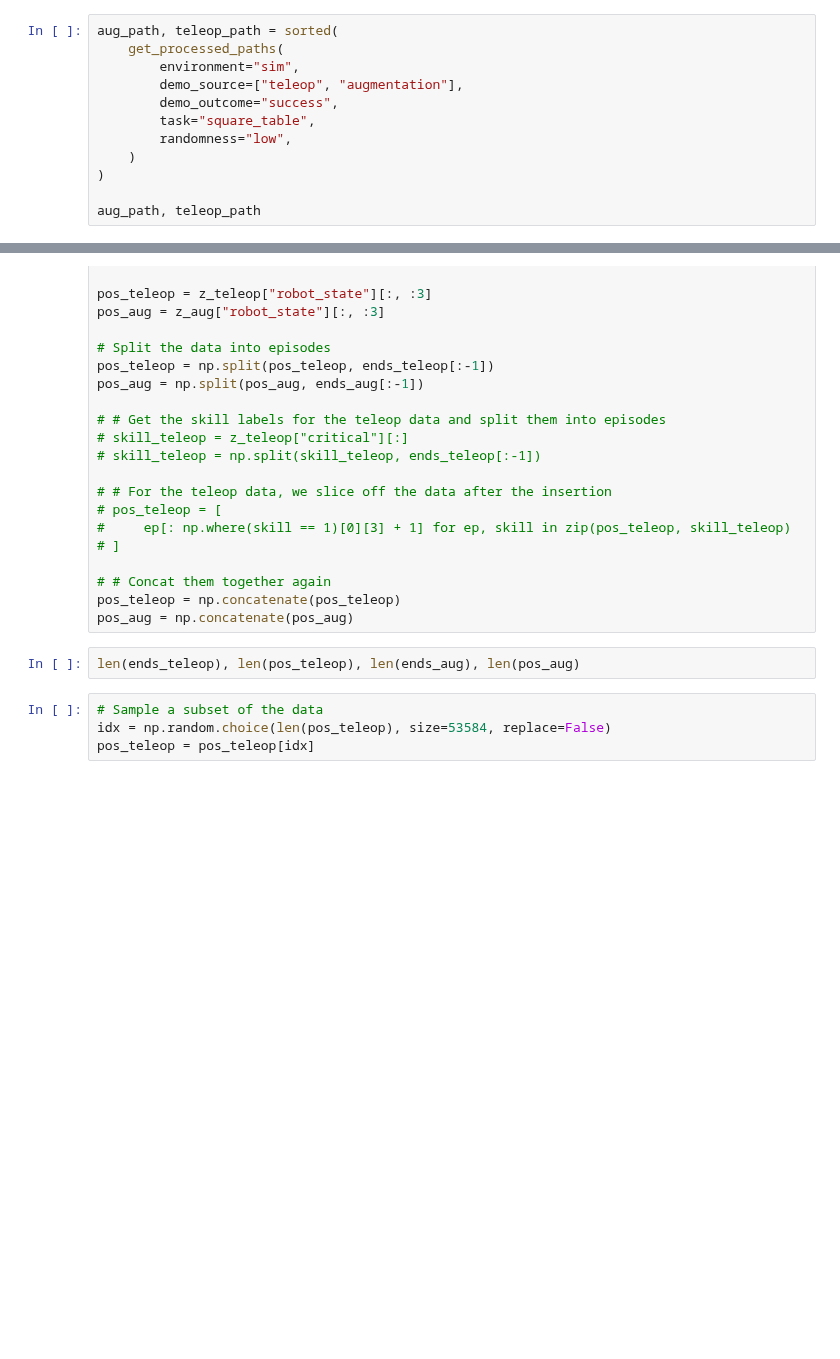
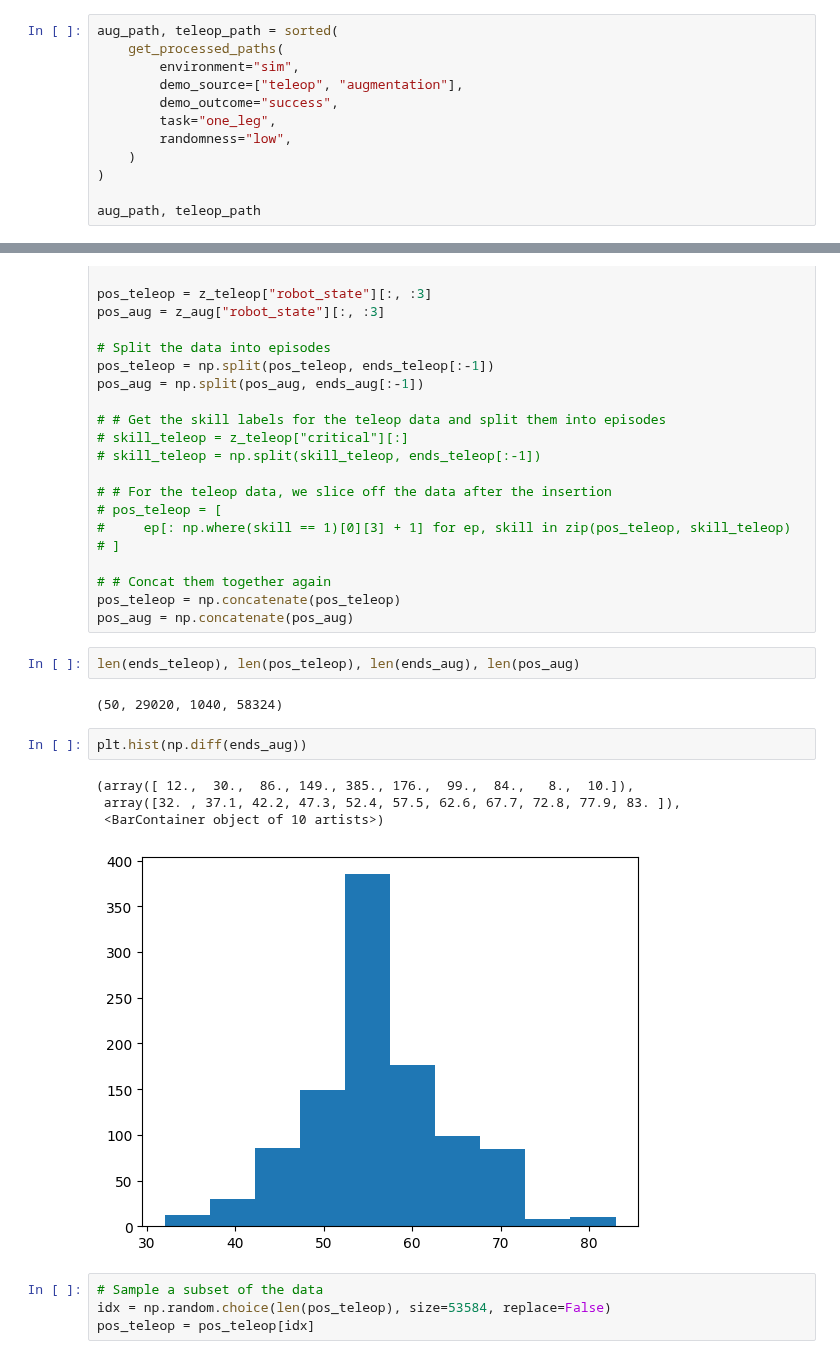
Before and after one commit to ankile/robust-rearrangement, a Jupyter notebook: notebooks/29_la_traj_augment.ipynb, the cells around one changed output, grey strips where cells are left out. Saved outputs shown, nothing was run; the diff lists cells and outputs as text; blank space fills up the shorter version.

```diff
--- a/notebooks/29_la_traj_augment.ipynb
+++ b/notebooks/29_la_traj_augment.ipynb
@@ -398,7 +428,7 @@ aug_path, teleop_path = sorted(
         environment="sim",
         demo_source=["teleop", "augmentation"],
         demo_outcome="success",
-        task="square_table",
+        task="one_leg",
         randomness="low",
     )
 )
@@ -432,6 +468,15 @@ pos_teleop = np.concatenate(pos_teleop)
 pos_aug = np.concatenate(pos_aug)
 # %%
 len(ends_teleop), len(pos_teleop), len(ends_aug), len(pos_aug)
+# %% [output]
+(50, 29020, 1040, 58324)
+# %%
+plt.hist(np.diff(ends_aug))
+# %% [output]
+(array([ 12.,  30.,  86., 149., 385., 176.,  99.,  84.,   8.,  10.]),
+ array([32. , 37.1, 42.2, 47.3, 52.4, 57.5, 62.6, 67.7, 72.8, 77.9, 83. ]),
+ <BarContainer object of 10 artists>)
+[figure, added]
 # %%
 # Sample a subset of the data
 idx = np.random.choice(len(pos_teleop), size=53584, replace=False)
```
Also changed, not shown: parts of 6 cells of this notebook, 1 other file.
